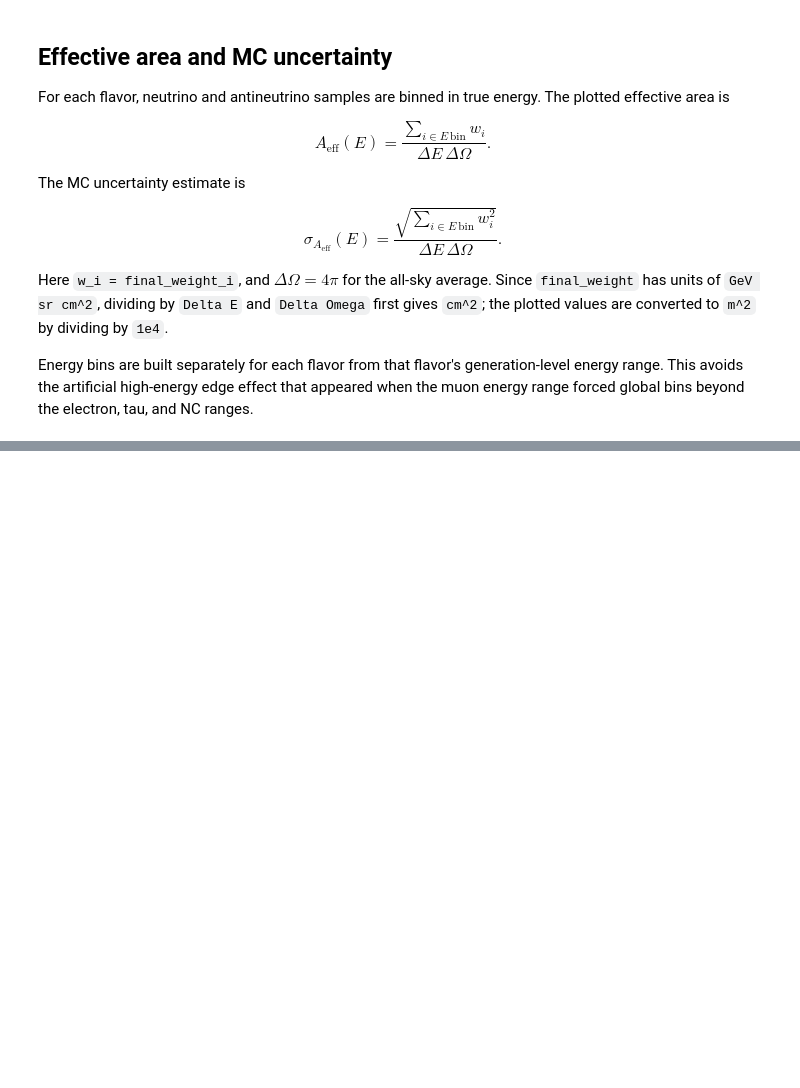
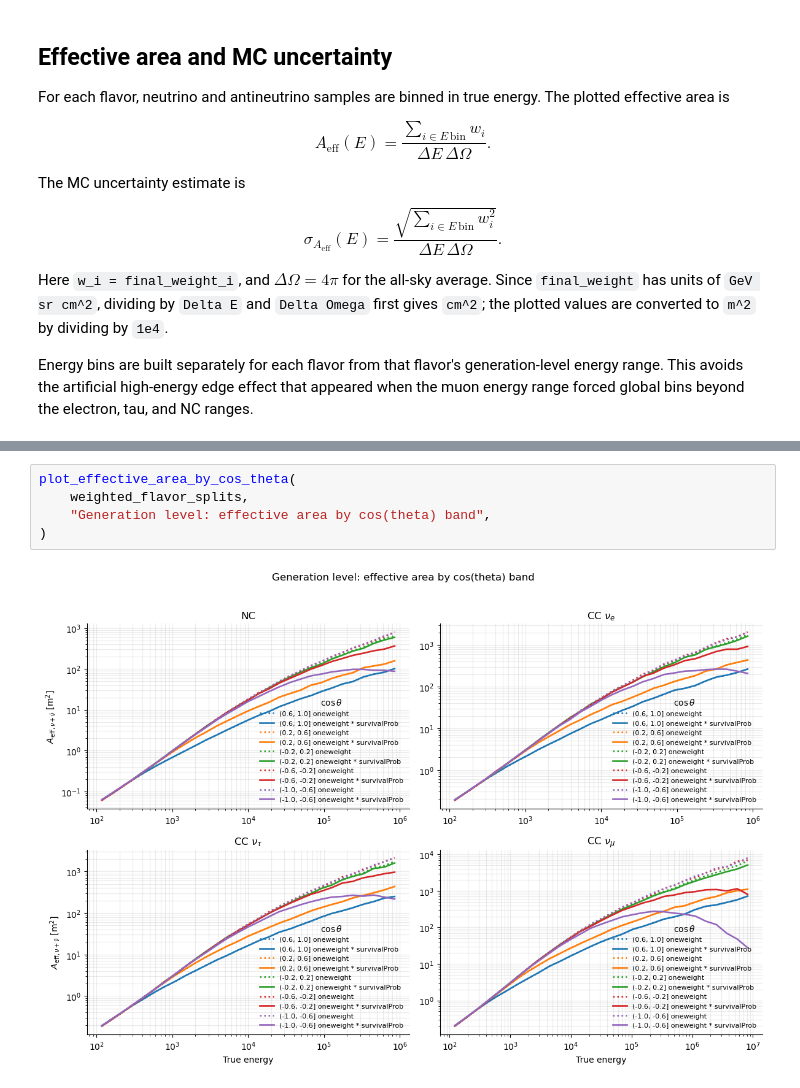
Before and after one commit to kubrabas/Graphnet-Applications, a Jupyter notebook: Metadata/EffectiveArea/plots.ipynb, the cells around one changed output, grey strips where cells are left out. Cells and saved outputs as stored; diff of their text form; blank space fills up the shorter version.

```diff
--- a/Metadata/EffectiveArea/plots.ipynb
+++ b/Metadata/EffectiveArea/plots.ipynb
@@ -608,0 +681,7 @@ plt.show()
+# %%
+plot_effective_area_by_cos_theta(
+    weighted_flavor_splits,
+    "Generation level: effective area by cos(theta) band",
+)
+# %% [output]
+[figure, added]
```
Also changed, not shown: parts of 48 cells of this notebook, 22 other files.
